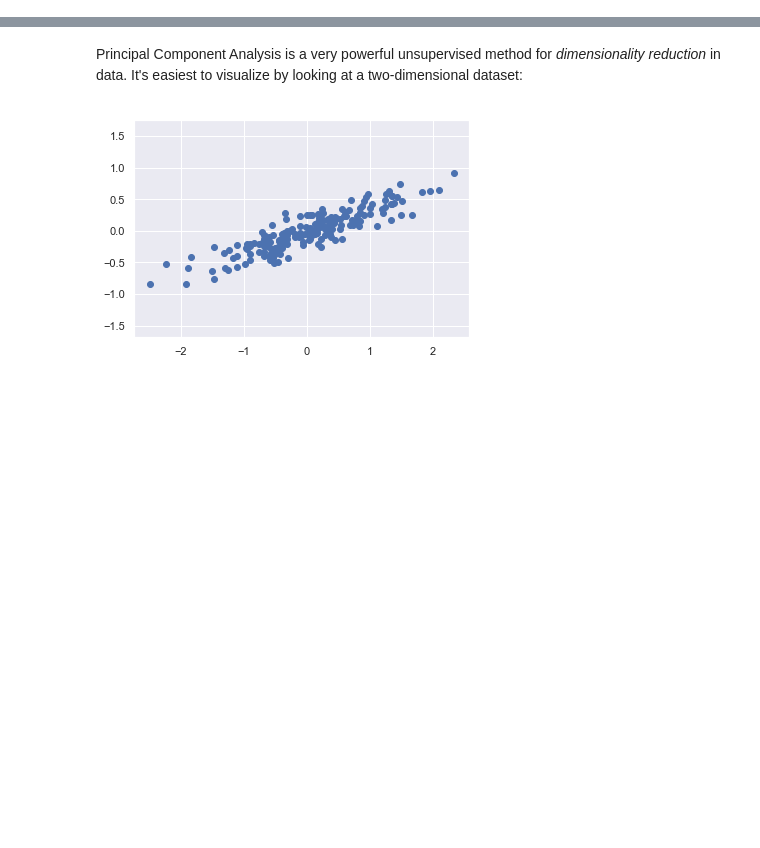
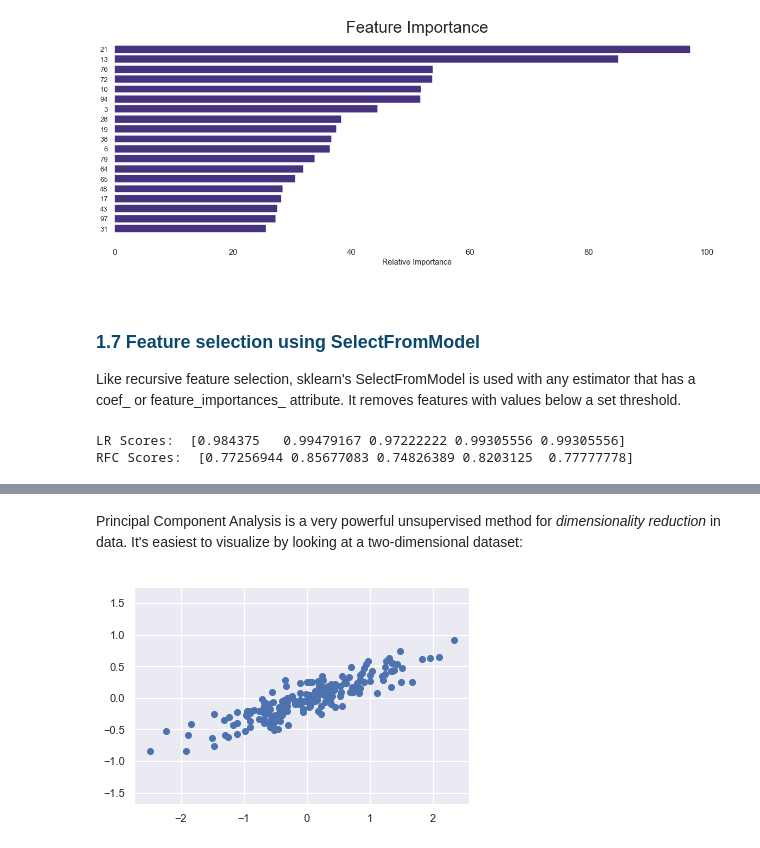
Before and after one commit to gaoshangdeakin/SIT384-Jupyter, a Jupyter notebook: SIT384P08A-Feature Selection and Dimensionality Reduction.ipynb, the cells around one changed output, grey strips where cells are left out. Cells and saved outputs as stored; diff of their text form; code cells hidden in the pictures; blank space fills up the shorter version.

```diff
--- a/SIT384P08A-Feature Selection and Dimensionality Reduction.ipynb
+++ b/SIT384P08A-Feature Selection and Dimensionality Reduction.ipynb
@@ -231,0 +361,9 @@ We'll start with our standard set of initial imports:
+# %%
+# feature extraction
+rfe = feature_selection.RFE(lr, n_features_to_select=100)
+
+# fit on train set
+fit = rfe.fit(X_train, y_train)
+
+# transform train set
+recursive_features = fit.transform(X_train)
@@ -231,0 +382,26 @@ We'll start with our standard set of initial imports:
+# %%
+# checking which are the most important features
+feature_importance = rfc.fit(recursive_features, y_train).feature_importances_
+
+# Make importances relative to max importance.
+feature_importance = 100.0 * (feature_importance / feature_importance.max())
+sorted_idx = np.argsort(feature_importance)
+sorted_idx = sorted_idx[-20:-1:1]
+pos = np.arange(sorted_idx.shape[0]) + .5
+plt.barh(pos, feature_importance[sorted_idx], align='center')
+plt.yticks(pos, X_train_df.columns[sorted_idx])
+plt.xlabel('Relative Importance')
+plt.title('Feature Importance', fontsize=30)
+plt.tick_params(axis='x', which='major', labelsize=15)
+sns.despine(left=True, bottom=True)
+plt.show()
+# %% [output]
+[figure, added]
+# %% [markdown]
+<!--Logistic Regression Public Leaderboard Score: 0.667 -->
+# %% [markdown]
+<a id = "7"></a>
+
+### <span style="color:#0b486b">1.7 Feature selection using SelectFromModel</span>
+
+Like recursive feature selection, sklearn's SelectFromModel is used with any estimator that has a coef_ or feature\_importances_ attribute. It removes features with values below a set threshold.
@@ -231,0 +417,12 @@ We'll start with our standard set of initial imports:
+# %%
+lr = LogisticRegression(solver='liblinear')
+rfc = RandomForestClassifier(n_estimators=100)
+
+lr_scores = cross_val_score(lr, model_features, y_train, cv=5, scoring='roc_auc')
+rfc_scores = cross_val_score(rfc, model_features, y_train, cv=5, scoring='roc_auc')
+
+print('LR Scores: ', lr_scores)
+print('RFC Scores: ', rfc_scores)
+# %% [output]
+LR Scores:  [0.984375   0.99479167 0.97222222 0.99305556 0.99305556]
+RFC Scores:  [0.77256944 0.85677083 0.74826389 0.8203125  0.77777778]
```
Also changed, not shown: parts of 72 cells of this notebook.
